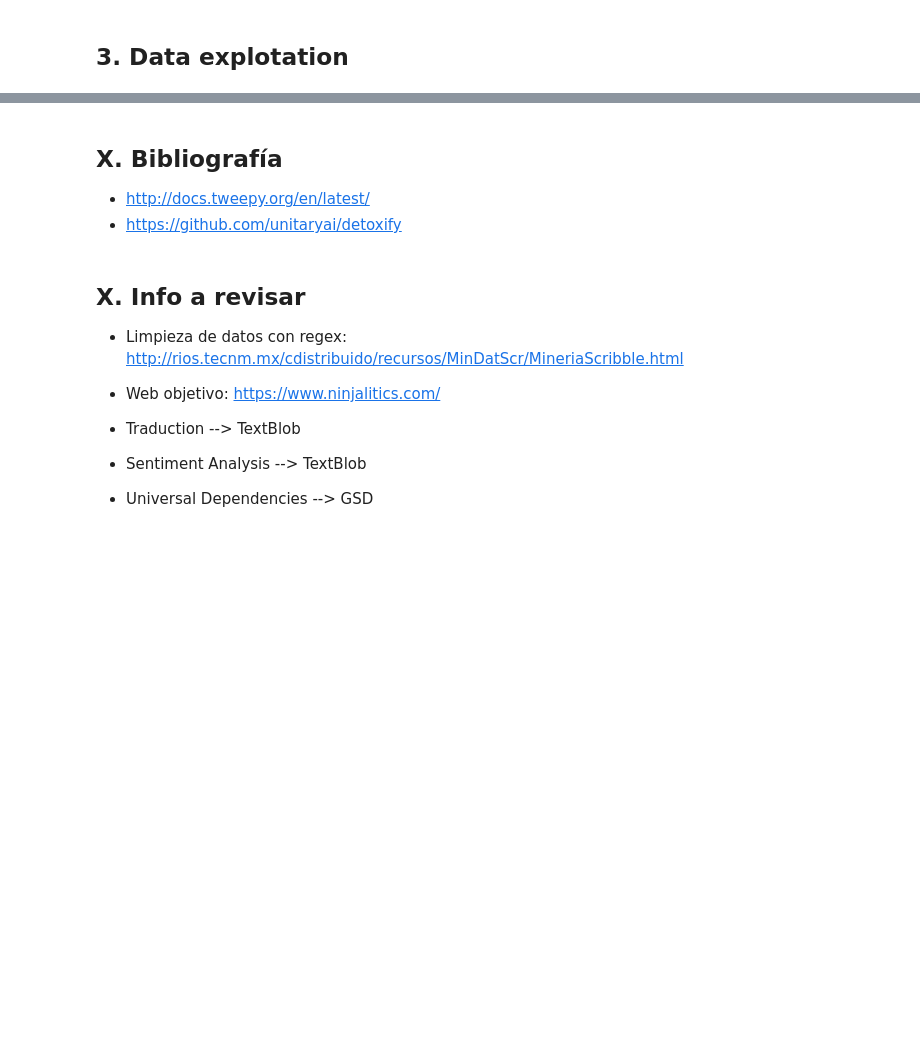
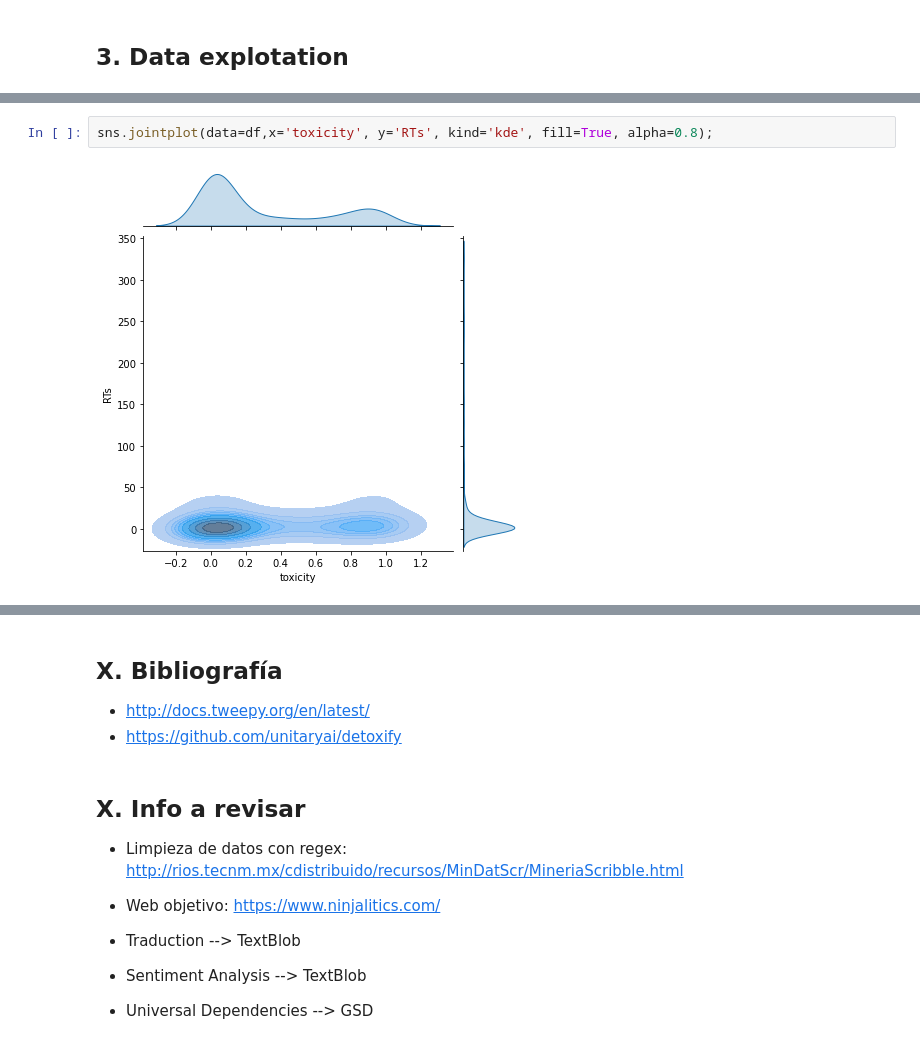
Before and after one commit to gmachinromero/project_robotodio, a Jupyter notebook: notebooks/02-multilingual-model.ipynb, the cells around one changed output, grey strips where cells are left out. Cells and saved outputs as stored; diff of their text form; blank space fills up the shorter version.

```diff
--- a/notebooks/02-multilingual-model.ipynb
+++ b/notebooks/02-multilingual-model.ipynb
@@ -372,0 +359,4 @@ sns.catplot(data=penguins, x='bill_length_mm', y='species', hue='sex', kind='str
+# %%
+sns.jointplot(data=df,x='toxicity', y='RTs', kind='kde', fill=True, alpha=0.8);
+# %% [output]
+[figure, added]
```
Also changed, not shown: parts of 18 cells of this notebook.
